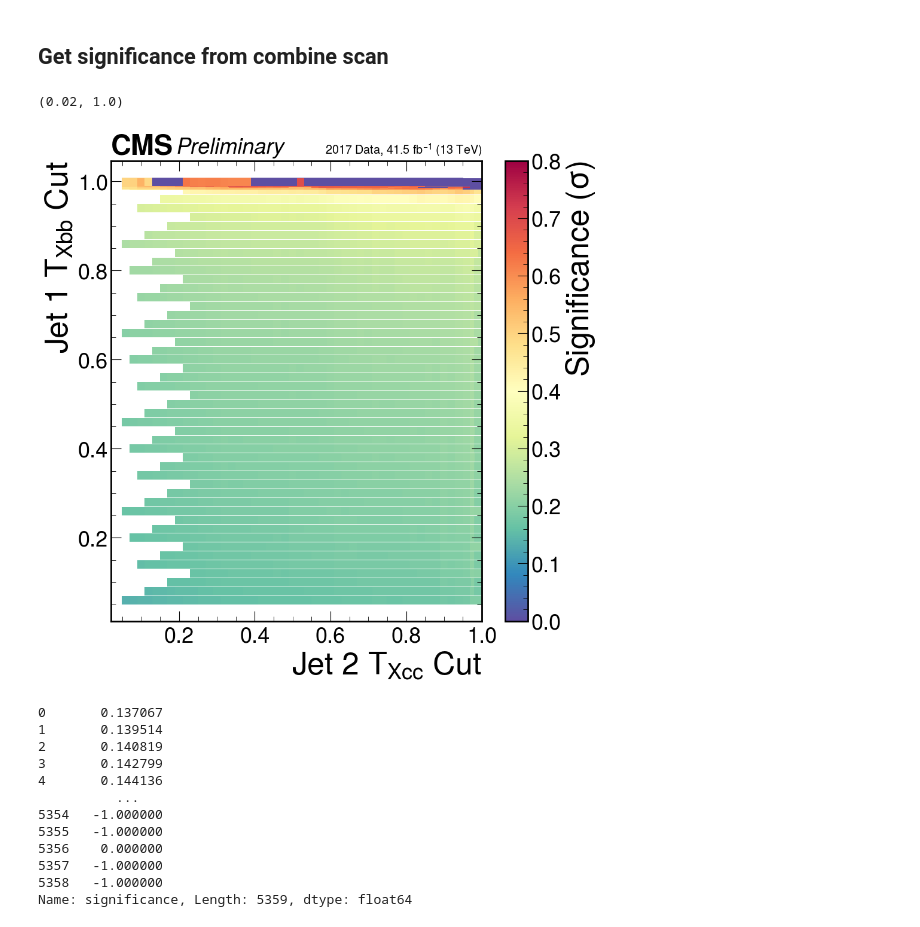
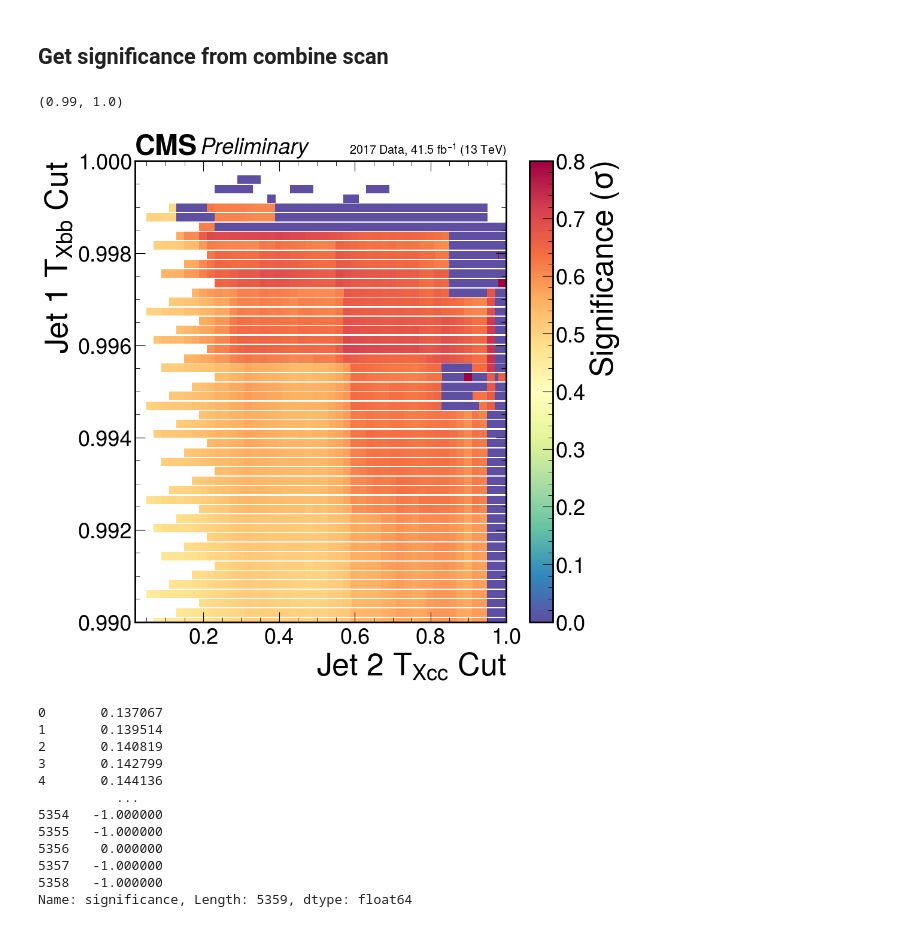
Before and after one commit to Duchstf/VHbb, a Jupyter notebook: combine/combine_scan_Oct42023/scan_plot.ipynb, the cells around one changed output. Cells and saved outputs as stored; diff of their text form; code cells hidden in the pictures.

```diff
--- a/combine/combine_scan_Oct42023/scan_plot.ipynb
+++ b/combine/combine_scan_Oct42023/scan_plot.ipynb
@@ -109,20 +109,21 @@ ddb, ddc, sign, status = scan_logs_out("logs/")
 # %%
 fig, ax = plt.subplots()
 im = ax.scatter(ddc, ddb, c=sign, s=100, marker='s', cmap='Spectral_r',linewidths=0, vmin=0., vmax=0.8)
 
 cbar = fig.colorbar(im, ax=ax)
 cbar.set_label(r'Significance ($\sigma$)')
 
 hep.cms.text("Preliminary")
 hep.cms.lumitext(r"2017 Data, 41.5 $fb^{-1}$ (13 TeV)", fontsize=15)
 
 plt.xlabel(r"Jet 2 $T_{Xcc}$ Cut")
 plt.ylabel(r"Jet 1 $T_{Xbb}$ Cut")
 plt.xlim([0.02,1])
+plt.ylim([0.99,1])
 #plt.xscale('log')
 # %% [output]
-(0.02, 1.0)
+(0.99, 1.0)
-[figure, old version]
+[figure, new version]
 # %%
 d = {'Jet 1 b': ddb, 'Jet 2 c': ddc, 'significance':sign}
 df = pd.DataFrame(data=d)
```
Also changed, not shown: 4 other files.
